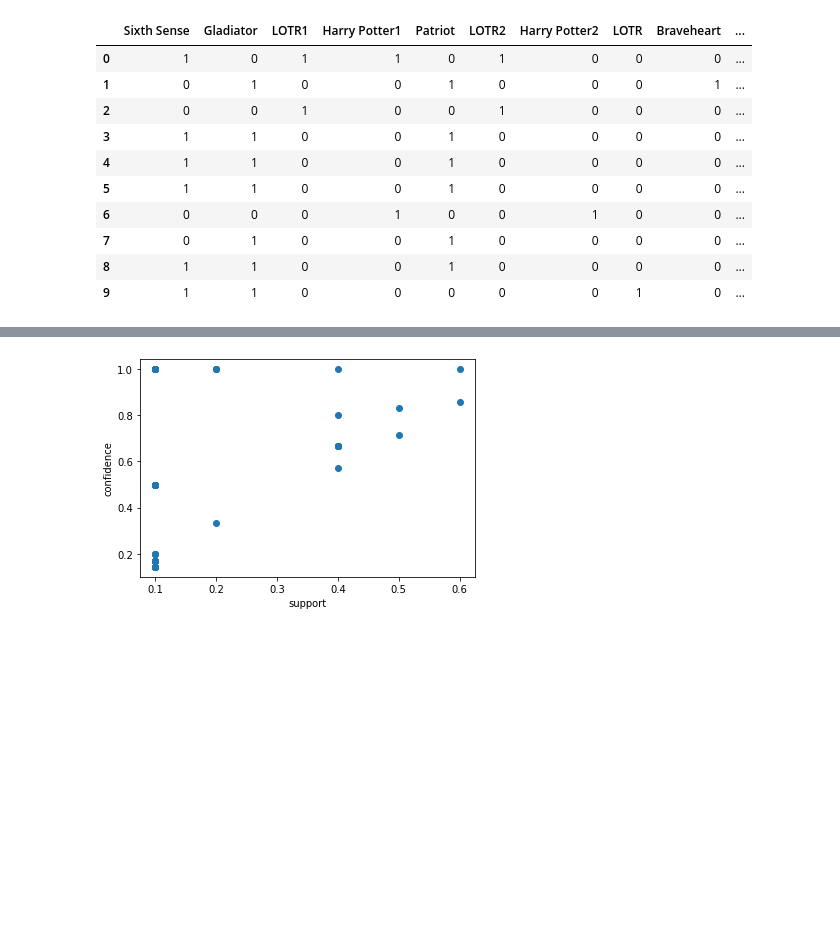
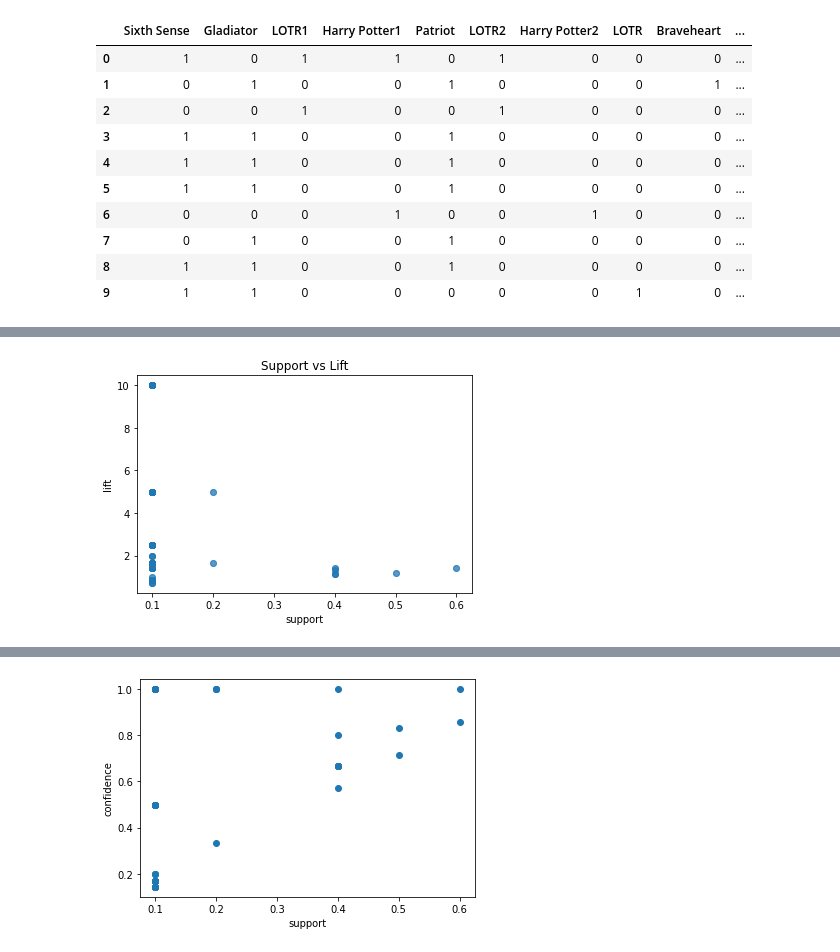
Before and after one commit to bismahashim/Assignment, a Jupyter notebook: Assignment_Association_Rule_movies.ipynb, the cells around one changed output, grey strips where cells are left out. Cells and saved outputs as stored; diff of their text form; code cells hidden in the pictures; blank space fills up the shorter version.

```diff
--- a/Assignment_Association_Rule_movies.ipynb
+++ b/Assignment_Association_Rule_movies.ipynb
@@ -123,0 +141,8 @@ plt.show()
+# %%
+plt.scatter(rules['support'], rules['lift'], alpha=0.5)
+plt.xlabel('support')
+plt.ylabel('lift')
+plt.title('Support vs Lift')
+plt.show()
+# %% [output]
+[figure, added]
```
Also changed, not shown: parts of 13 cells of this notebook.
